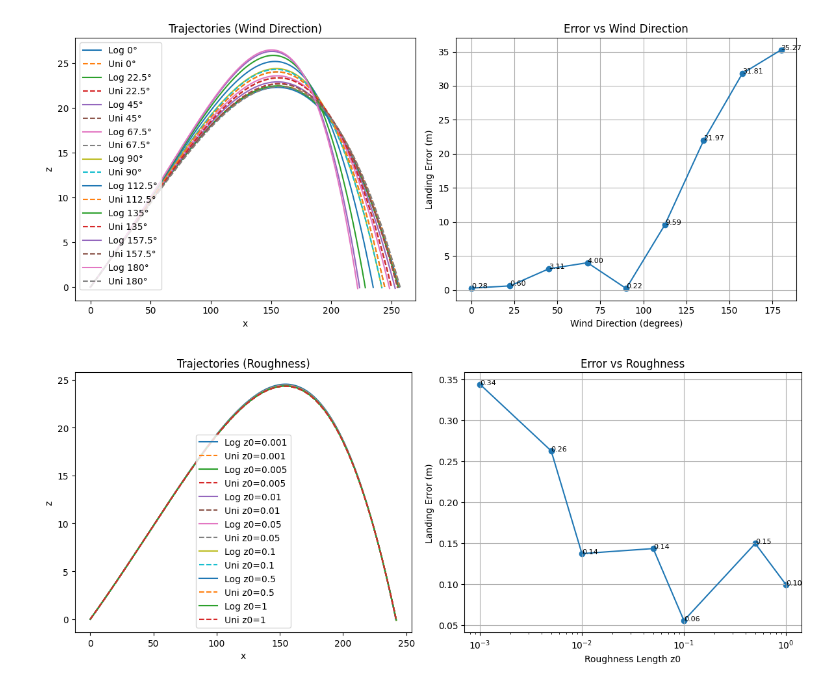
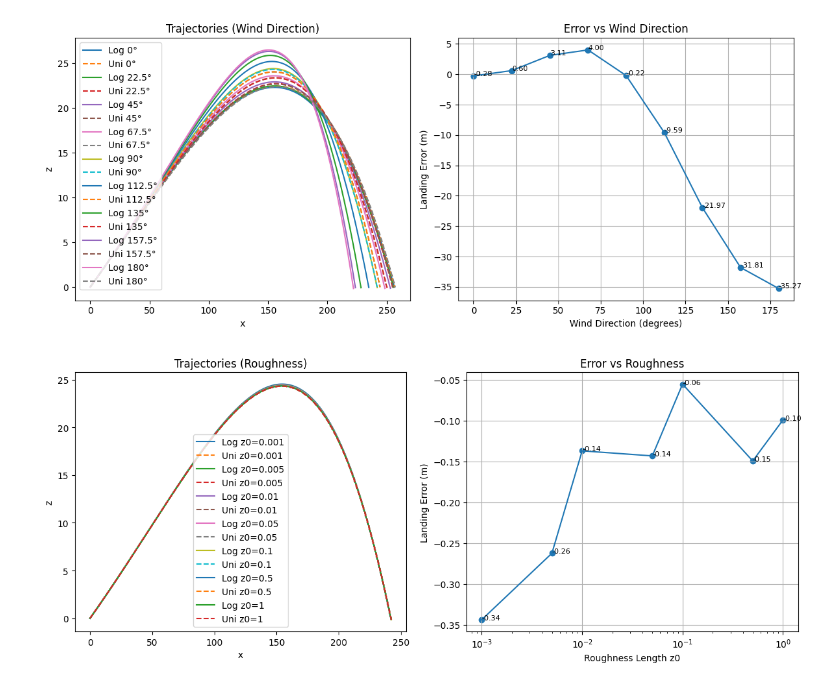
Before and after one commit to JacobManniche/Bachelor_legeplads, a Jupyter notebook: Tracer/comparison.ipynb, the cells around one changed output. Saved outputs shown, nothing was run; the diff lists cells and outputs as text; code cells hidden in the pictures.

```diff
--- a/Tracer/comparison.ipynb
+++ b/Tracer/comparison.ipynb
@@ -52,7 +52,7 @@ for d in directions:
     log_p, uni_p = run_simulation(direction=d, z0=0.03)
     dir_results[d] = (log_p, uni_p)
 
-    error = abs(uni_p[-1, 0] - log_p[-1, 0])
+    error = (log_p[-1, 0] - uni_p[-1, 0])
     dir_errors.append(error)
 
 # Plot left
@@ -98,39 +98,39 @@ for z in roughness_values:
     log_p, uni_p = run_simulation(direction=90, z0=z)
     rough_results[z] = (log_p, uni_p)
 
-    error = abs(uni_p[-1, 0] - log_p[-1, 0])
+    error = (log_p[-1, 0] - uni_p[-1, 0])
     rough_errors.append(error)
 
 # Plot left
 fig, (ax1, ax2) = plt.subplots(1, 2, figsize=(12, 5))
 
 for z in roughness_values:
     log_p, uni_p = rough_results[z]
 
     ax1.plot(log_p[:, 0], log_p[:, 2], label=f'Log z0={z}')
     ax1.plot(uni_p[:, 0], uni_p[:, 2], '--', label=f'Uni z0={z}')
 
 ax1.set_xlabel("x")
 ax1.set_ylabel("z")
 ax1.set_title("Trajectories (Roughness)")
 ax1.legend()
 
 # Plot right
 
 ax2.scatter(roughness_values, rough_errors)
 ax2.plot(roughness_values, rough_errors)
 
 for x, y in zip(roughness_values, rough_errors):
     ax2.text(x, y, f"{y:.2f}", fontsize=8)
 
 ax2.set_xscale("log")
 ax2.set_xlabel("Roughness Length z0")
 ax2.set_ylabel("Landing Error (m)")
 ax2.set_title("Error vs Roughness")
 ax2.grid()
 
 plt.tight_layout()
 plt.show()
 # %% [output]
-[figure, old version]
+[figure, new version]
-[figure, old version]
+[figure, new version]
```
